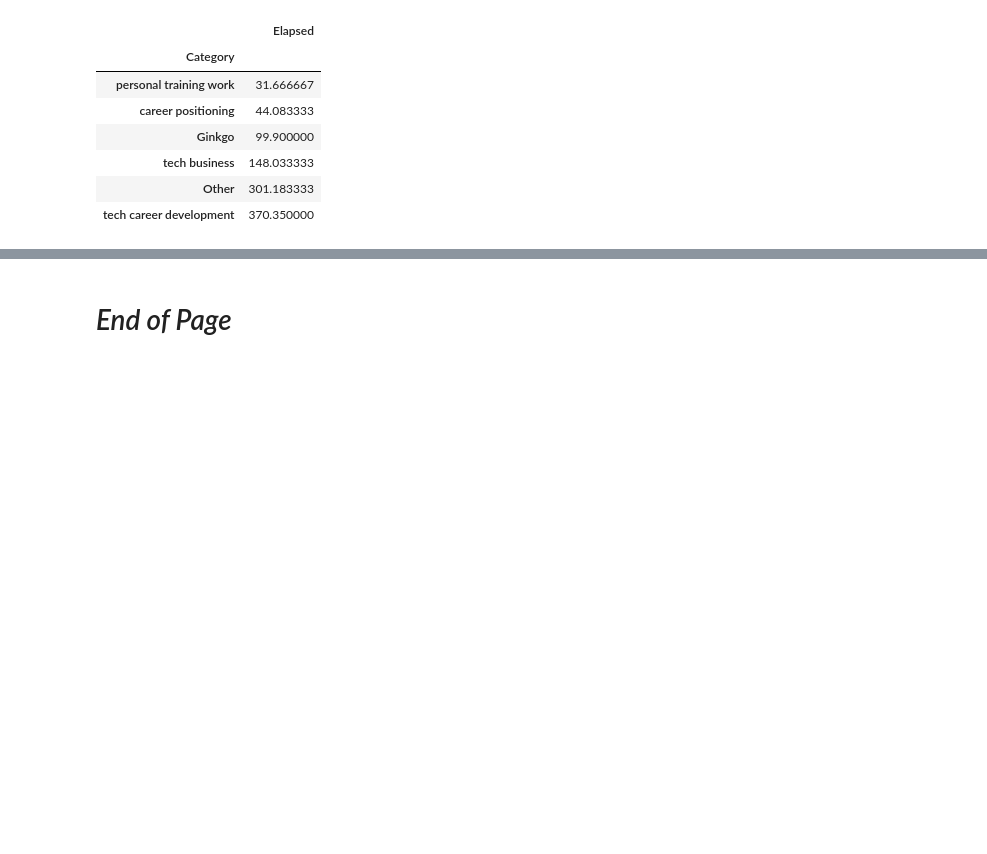
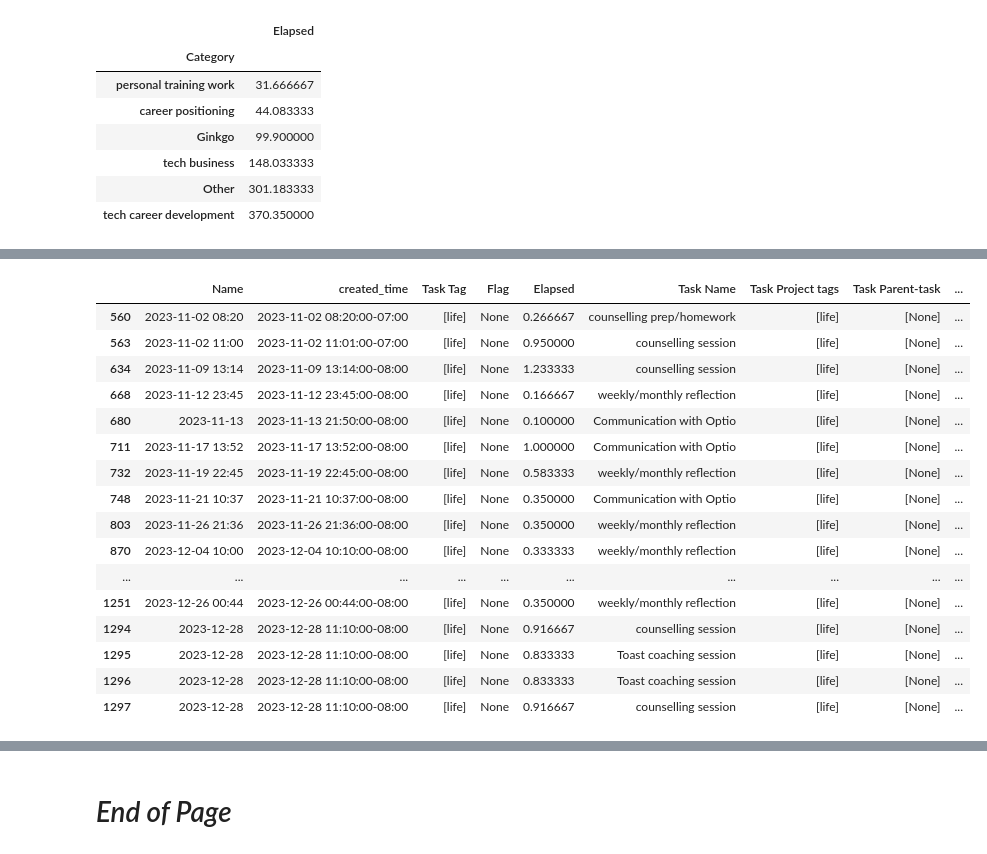
Before and after one commit to silvhua/notion-code, a Jupyter notebook: notebooks/2023-12-31 data viz.ipynb, the cells around one changed output, grey strips where cells are left out. Cells and saved outputs as stored; diff of their text form; code cells hidden in the pictures; blank space fills up the shorter version.

```diff
--- a/notebooks/2023-12-31 data viz.ipynb
+++ b/notebooks/2023-12-31 data viz.ipynb
@@ -336,0 +483,62 @@ y_order: ['personal training work', 'career positioning', 'Ginkgo', 'tech busine
+# %%
+from wrangling import *
+
+def classify_unbilled(df, column='Flag', flag_name='do not bill'):
+
+    def parse_flag(row, flag_name=flag_name):
+        if row[column]:
+            for flag in row[column]:
+                if flag['name'] == flag_name:
+                    return True
+                else:
+                    return False
+        else:
+            return False
+
+    classified_df = df.copy()
+    classified_df['Unbilled'] = classified_df.apply(parse_flag, axis=1)
+    return classified_df
+
+
+def classify_projects(df, column='Task Project name', tag_column='Task Project tags'):
+    def classify(row):
+        tag_set = set(row[tag_column]) if len(row[tag_column]) > 0 else {row[tag_column]}
+        if ('ginkgo' in row[column].lower()) | ('ginkgo work' in [tag.lower() for tag in row[tag_column]]):
+            row['Category'] = 'Ginkgo'
+        elif row[column].lower() in ['ghl chatbot', 'tech business']:
+            row['Category'] = 'tech business'
+            if row[column].lower() == 'tech business':
+                row['Unbilled'] = True
+        elif tag_set.intersection({'portfolio', 'tech ed'}):
+            row['Category'] = 'tech career development'
+            row['Unbilled'] = True
+        elif 'defy time fitness' in [tag.lower() for tag in row[tag_column]]:
+            row['Category'] = 'personal training work'
+            if 'defy time fitness' not in row[column].lower():
+                row['Unbilled'] = True
+        elif row[column].lower() == 'career positioning':
+            row['Category'] = 'career positioning'
+            row['Unbilled'] = True
+        elif 'admin' in [tag.lower() for tag in row[tag_column]]:
+            row['Category'] = 'admin'
+            row['Unbilled'] = True
+        elif 'volunteer' in [tag.lower() for tag in row[tag_column]]:
+            row['Category'] = 'volunteer'
+            row['Unbilled'] = True
+        else:
+            row['Category'] = 'Other'
+            row['Unbilled'] = True
+
+        return row
+
+    classified_df = classify_unbilled(df).apply(lambda x: classify(x), axis=1)
+    unique_categories = classified_df['Category'].unique()
+    print(f'There are {len(unique_categories)} categories: {[category for category in unique_categories]}')
+    return classified_df
+
+classified_df = classify_projects(df)
+filters = {
+    'Category': ['other']
+}
+filter_df_all_conditions(classified_df, filters)
+# %% [output]
@@ -336,0 +549,17 @@ y_order: ['personal training work', 'career positioning', 'Ginkgo', 'tech busine
+|  | Name | created_time | Task Tag | Flag | Elapsed | Task Name | Task Project tags | Task Parent-task | ... |
+| 560 | 2023-11-02 08:20 | 2023-11-02 08:20:00-07:00 | [life] | None | 0.266667 | counselling prep/homework | [life] | [None] | ... |
+| 563 | 2023-11-02 11:00 | 2023-11-02 11:01:00-07:00 | [life] | None | 0.950000 | counselling session | [life] | [None] | ... |
+| 634 | 2023-11-09 13:14 | 2023-11-09 13:14:00-08:00 | [life] | None | 1.233333 | counselling session | [life] | [None] | ... |
+| 668 | 2023-11-12 23:45 | 2023-11-12 23:45:00-08:00 | [life] | None | 0.166667 | weekly/monthly reflection | [life] | [None] | ... |
+| 680 | 2023-11-13 | 2023-11-13 21:50:00-08:00 | [life] | None | 0.100000 | Communication with Optio | [life] | [None] | ... |
+| 711 | 2023-11-17 13:52 | 2023-11-17 13:52:00-08:00 | [life] | None | 1.000000 | Communication with Optio | [life] | [None] | ... |
+| 732 | 2023-11-19 22:45 | 2023-11-19 22:45:00-08:00 | [life] | None | 0.583333 | weekly/monthly reflection | [life] | [None] | ... |
+| 748 | 2023-11-21 10:37 | 2023-11-21 10:37:00-08:00 | [life] | None | 0.350000 | Communication with Optio | [life] | [None] | ... |
+| 803 | 2023-11-26 21:36 | 2023-11-26 21:36:00-08:00 | [life] | None | 0.350000 | weekly/monthly reflection | [life] | [None] | ... |
+| 870 | 2023-12-04 10:00 | 2023-12-04 10:10:00-08:00 | [life] | None | 0.333333 | weekly/monthly reflection | [life] | [None] | ... |
+| ... | ... | ... | ... | ... | ... | ... | ... | ... | ... |
+| 1251 | 2023-12-26 00:44 | 2023-12-26 00:44:00-08:00 | [life] | None | 0.350000 | weekly/monthly reflection | [life] | [None] | ... |
+| 1294 | 2023-12-28 | 2023-12-28 11:10:00-08:00 | [life] | None | 0.916667 | counselling session | [life] | [None] | ... |
+| 1295 | 2023-12-28 | 2023-12-28 11:10:00-08:00 | [life] | None | 0.833333 | Toast coaching session | [life] | [None] | ... |
+| 1296 | 2023-12-28 | 2023-12-28 11:10:00-08:00 | [life] | None | 0.833333 | Toast coaching session | [life] | [None] | ... |
+| 1297 | 2023-12-28 | 2023-12-28 11:10:00-08:00 | [life] | None | 0.916667 | counselling session | [life] | [None] | ... |
```
Also changed, not shown: parts of 7 cells of this notebook, 1 other file.
